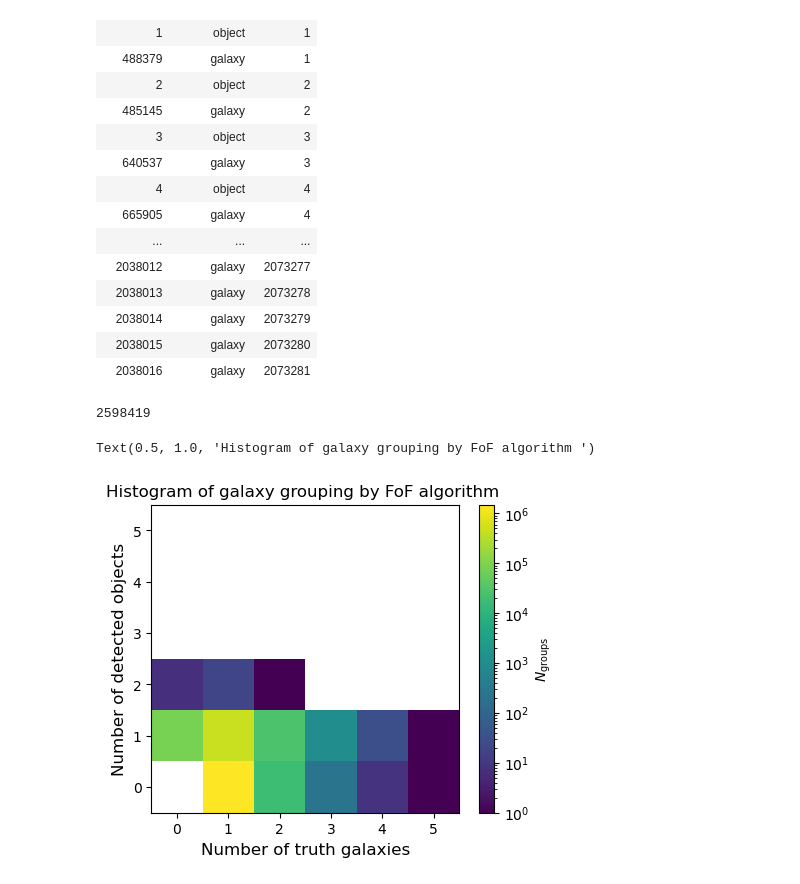
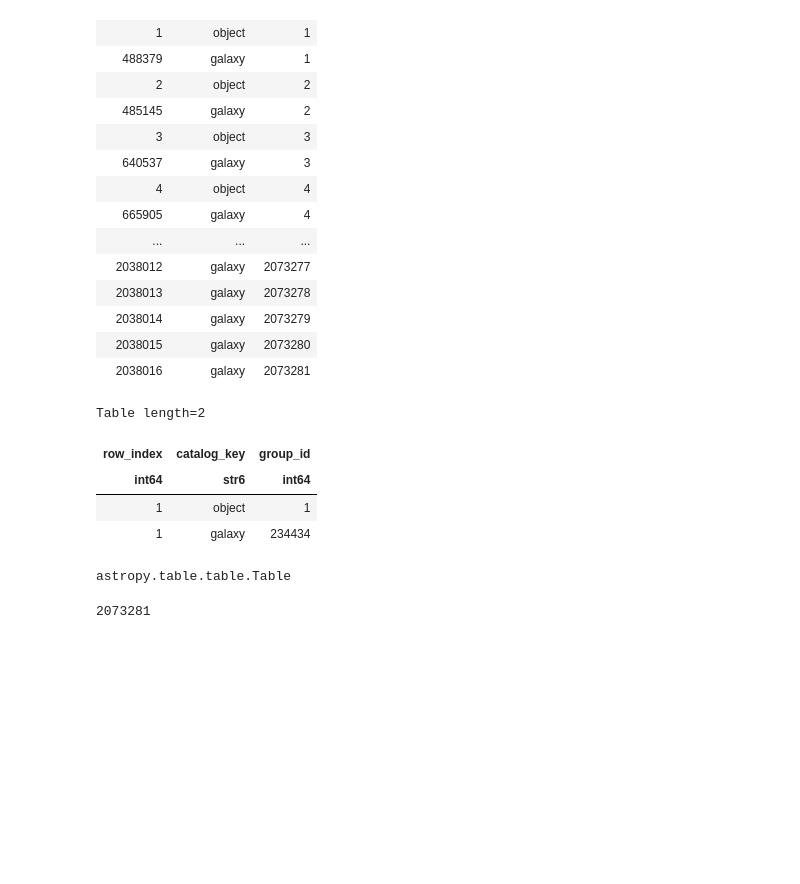
Before and after one commit to GabrielFrugier/stage_LSST, a Jupyter notebook: nt_nobs_system.ipynb, the cells around one changed output. Saved outputs shown, nothing was run; the diff lists cells and outputs as text; code cells hidden in the pictures; blank space fills up the shorter version.

```diff
--- a/nt_nobs_system.ipynb
+++ b/nt_nobs_system.ipynb
@@ -198,7 +192,15 @@ Table length=2598419
 | 2038014 | galaxy | 2073279 |
 | 2038015 | galaxy | 2073280 |
 | 2038016 | galaxy | 2073281 |
+# %%
+results[results['row_index']==1] #FoF assemble les tab truth et data mais les mélanges pas
+# %% [output]
+Table length=2
+| row_index | catalog_key | group_id |
+| int64 | str6 | int64 |
+| 1 | object | 1 |
+| 1 | galaxy | 234434 |
 # %%
-len(results)
+type(results)
 # %% [output]
-2598419
+astropy.table.table.Table
@@ -205,25 +212,10 @@ len(results)
 # %%
-# first we need to know which rows are from the truth catalog and which are from the object
-truth_mask = results['catalog_key'] == 'galaxy'
-object_mask = ~truth_mask
+# np.bincount will give up the number of id occurrences (like histogram but with integer input)
 
-# np.bincount will give up the number of id occurrences (like histogram but with integer input)
-n_groups = results['group_id'].max() + 1   #obtenu grâce au FoF algo
+n_groups = results['group_id'].max() + 1   #nombre de groupes total (groupe/objet)
 n_truth = np.bincount(results['group_id'][truth_mask], minlength=n_groups)  # groupe de galaxies
 n_object = np.bincount(results['group_id'][object_mask], minlength=n_groups)  # groupe d'objets
 
-plt.figure(figsize=(11,4))
-plt.subplots_adjust(left=0.1, right=1, wspace=0.5)
-
-plt1=plt.subplot(121)
-hist1=plt.hist2d(n_truth, n_object, bins=np.arange(max(np.max(n_object), np.max(n_truth))+2)-0.5, norm=mpl.colors.LogNorm())
-plt.xlabel('Number of truth galaxies', fontsize=12)
-plt.ylabel('Number of detected objects', fontsize=12)
-plt.colorbar(label=r'$N_{\rm groups}$')
-plt.gca().set_aspect('equal')
-plt.title('Histogram of galaxy grouping by FoF algorithm ')
-
-plt2=plt.subplot(122)
+print(results['group_id'].max())
 # %% [output]
-Text(0.5, 1.0, 'Histogram of galaxy grouping by FoF algorithm ')
+2073281
-[figure, removed]
```
Also changed, not shown: parts of 34 cells of this notebook.
